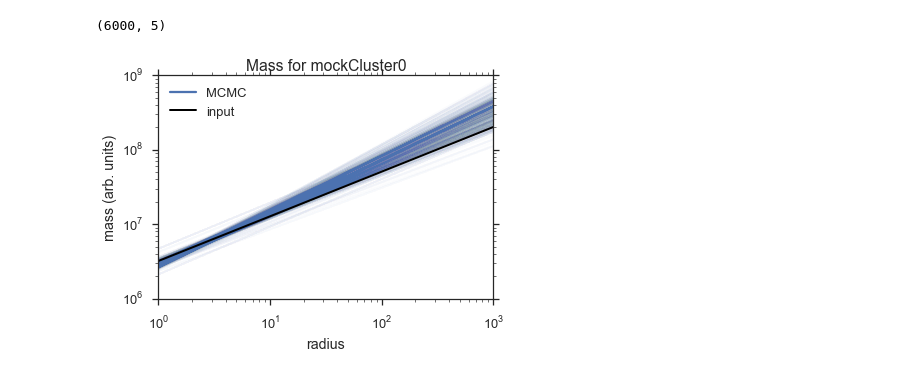
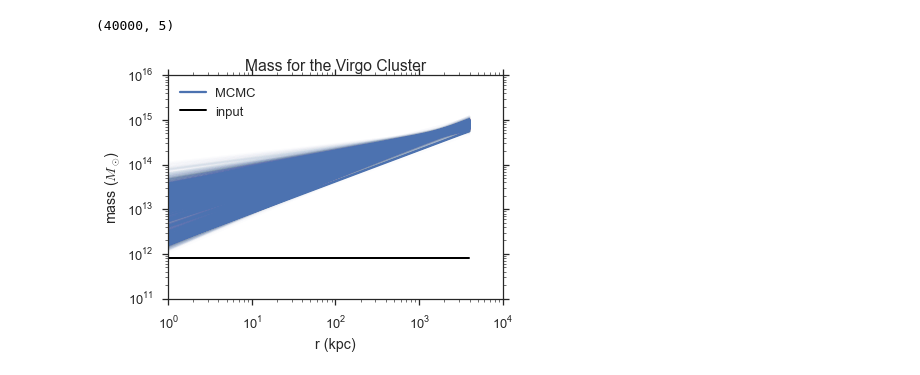
Before and after one commit to ondrejiayc/PH366_final_project, a Jupyter notebook: massProfileGeneration.ipynb, the cells around one changed output. Cells and saved outputs as stored; diff of their text form; code cells hidden in the pictures.

```diff
--- a/massProfileGeneration.ipynb
+++ b/massProfileGeneration.ipynb
@@ -20,34 +20,49 @@ l_blue = current_palette[5]
 
 %matplotlib inline
 # %%
-chainName = 'chain_conMock0_6000steps.npy'
-#chainName = 'chain_conMock5_6000steps.npy'
+#chainName = 'chain_conMock1_15000steps.npy'
+chainName = 'chain_virgoDataMembers_40000steps.npy'
 
 chain = np.load(chainName)
 print chain.shape
 # %% [output]
-(6000, 5)
+(40000, 5)
 # %%
-radii = np.logspace(0,3,20)
+radii = np.logspace(0,3.6,20) #radii in kpc
 
-def generateMassProfile(radii,sigma0,m,k):
-    return -radii*(sigma0*radii**(-m))**2*(-k-m)
+def generateMassProfile(radii,sigma0,m,k,normed=True):
+    '''
+    For a set of radii calculates a set of enclosed masses in those radii.
 
-for i in chain[4999:5000]:
+    INPUTS:
+        - radii: a numpy array
+        - sigma0: parameter of the velocity dispersion profile
+        - m: parameter of the velocity dispersion profile (pwerlaw index)
+        - k: power law index of the density profile
+        - normed: if True, assumes the input units to be kpc for radii, km/s for sigma0, returns masses in Msun
+
+    RETURNS:
+        - mass profile in Msun (normed=True) or arbitrary units (normed=False)
+    '''
+
+    norm = 2.312e5 if normed else 1.
+    return -norm*radii*(sigma0*radii**(-m))**2*(-k-2*m)
+
+for i in chain[0:1]:
     plt.plot(radii,generateMassProfile(radii,i[2],i[3],i[1]),color=blue,label='MCMC')
 
-for i in chain[5000:]:
-    plt.plot(radii,generateMassProfile(radii,i[2],i[3],i[1]),alpha=0.01,color=blue)
+for i in chain[1:40000:10]:
+    plt.plot(radii,generateMassProfile(radii,i[2],i[3],i[1]),alpha=0.015,color=blue)
 
-plt.plot(radii,generateMassProfile(radii,1000,0.2,3),'k-',lw=2,label='input')
+plt.plot(radii,generateMassProfile(radii,1000,0.5,2.5),'k-',lw=2,label='input')
 
 plt.xscale('log')
 plt.yscale('log')
-plt.xlabel('radius')
+plt.xlabel('r (kpc)')
 plt.legend(loc='upper left')
-plt.ylabel('mass (arb. units)')
-plt.title('Mass for mockCluster0')
+plt.ylabel('mass ($M_{\odot}$)')
+plt.title('Mass for the Virgo Cluster')
 
-plt.savefig('massMock0.png',dpi=300,bbox_inches='tight',pad_inches=0.2)
+plt.savefig('massVirgo.png',dpi=300,bbox_inches='tight',pad_inches=0.2)
 # %% [output]
-[figure, old version]
+[figure, new version]
```
Also changed, not shown: parts of 2 cells of this notebook, 2 other files.
